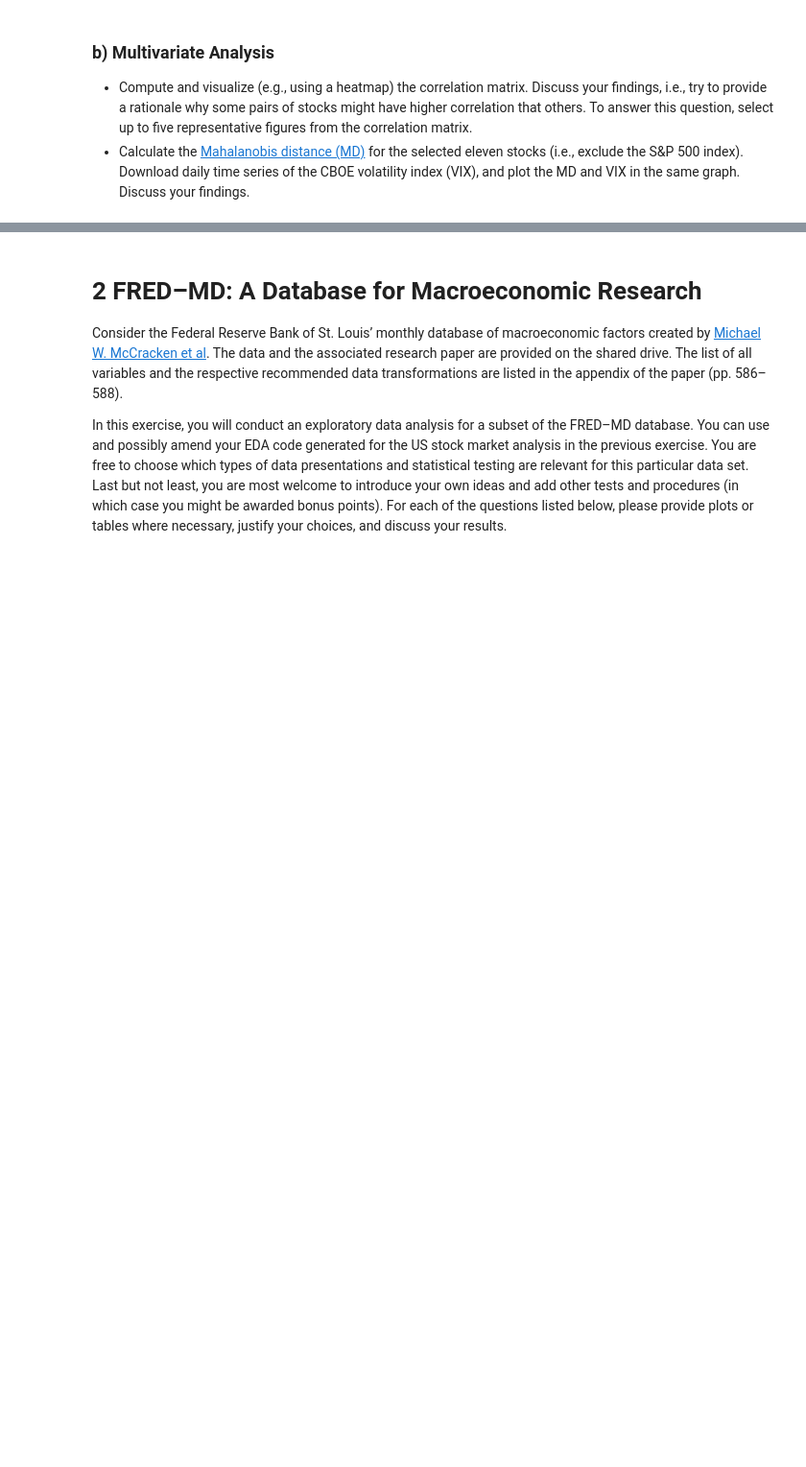
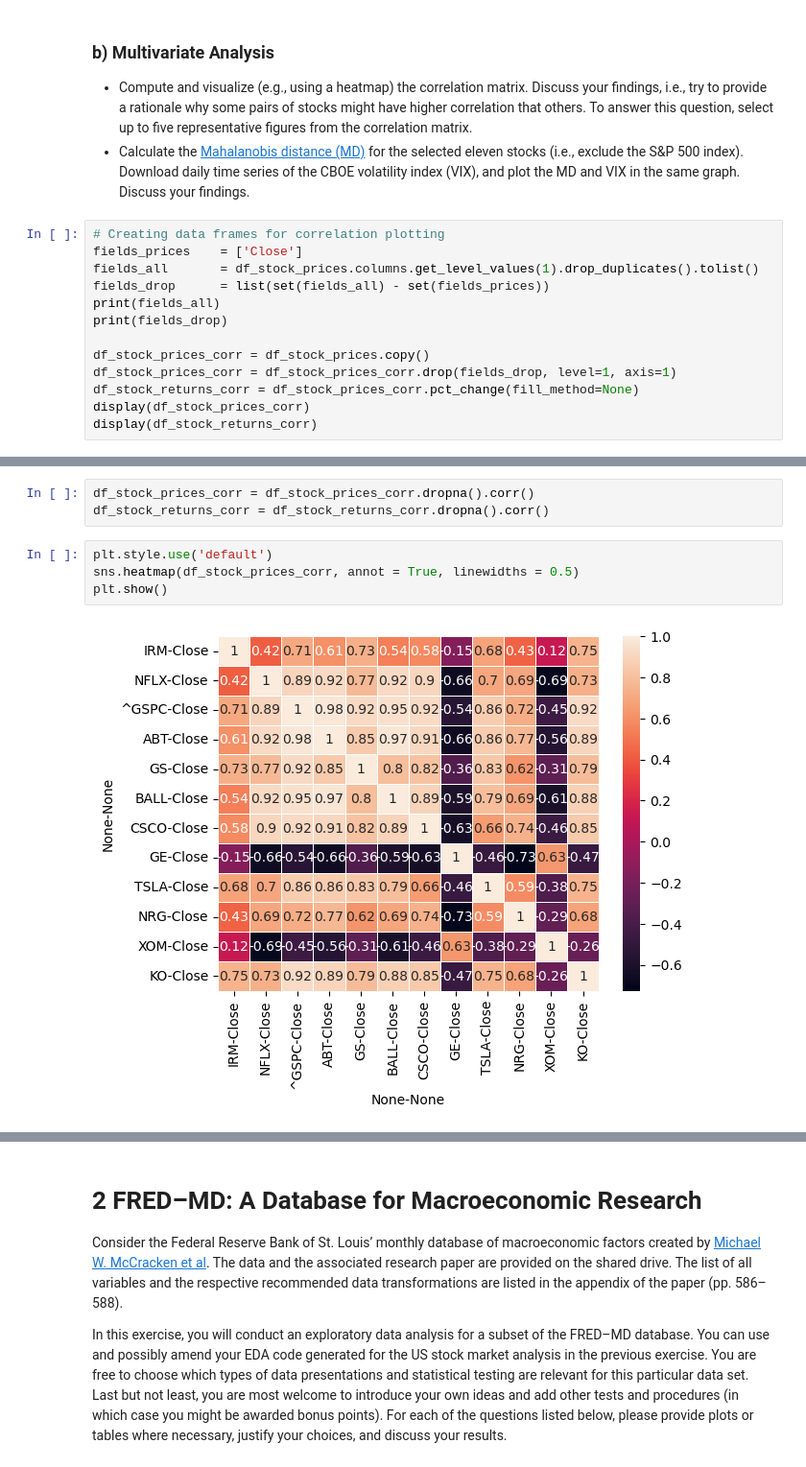
Before and after one commit to brs22/ML-HW-1, a Jupyter notebook: code.ipynb, the cells around one changed output, grey strips where cells are left out. Shown at 96% size. Drawn from its saved outputs; the diff is of its cells as text; blank space fills up the shorter version.

Commit message:
+ correlation heatmaps, -seasonality

```diff
--- a/code.ipynb
+++ b/code.ipynb
@@ -954,3 +934,16 @@ None of the stock returns follow normal distribution.
 
 * Compute and visualize (e.g., using a heatmap) the correlation matrix. Discuss your findings, i.e., try to provide a rationale why some pairs of stocks might have higher correlation that others. To answer this question, select up to five representative figures from the correlation matrix.
 * Calculate the [Mahalanobis distance (MD)](https://en.wikipedia.org/wiki/Mahalanobis_distance) for the selected eleven stocks (i.e., exclude the S&P 500 index). Download daily time series of the CBOE volatility index (VIX), and plot the MD and VIX in the same graph. Discuss your findings.
+# %%
+# Creating data frames for correlation plotting
+fields_prices    = ['Close']
+fields_all       = df_stock_prices.columns.get_level_values(1).drop_duplicates().tolist()
+fields_drop      = list(set(fields_all) - set(fields_prices))
+print(fields_all)
+print(fields_drop)
+
+df_stock_prices_corr = df_stock_prices.copy()
+df_stock_prices_corr = df_stock_prices_corr.drop(fields_drop, level=1, axis=1)
+df_stock_returns_corr = df_stock_prices_corr.pct_change(fill_method=None)
+display(df_stock_prices_corr)
+display(df_stock_returns_corr)
@@ -956,0 +983,9 @@ None of the stock returns follow normal distribution.
+# %%
+df_stock_prices_corr = df_stock_prices_corr.dropna().corr()
+df_stock_returns_corr = df_stock_returns_corr.dropna().corr()
+# %%
+plt.style.use('default')
+sns.heatmap(df_stock_prices_corr, annot = True, linewidths = 0.5)
+plt.show()
+# %% [output]
+[figure, added]
```
Also changed, not shown: parts of 24 cells of this notebook.
